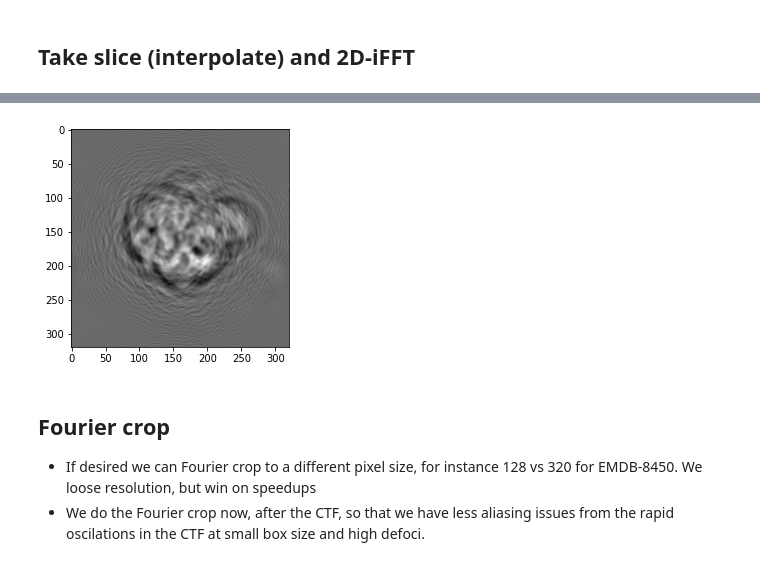
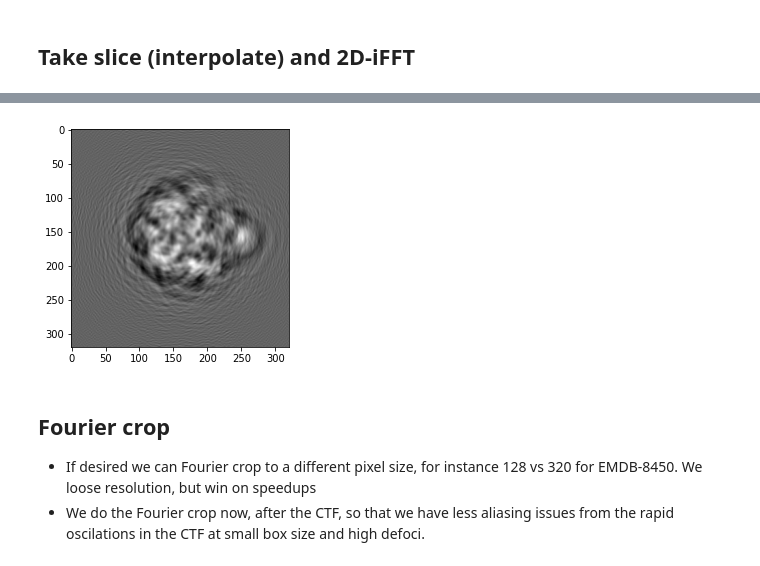
Before and after one commit to geoffwoollard/learn_cryoem_math, a Jupyter notebook: nb/simulate_fourier_slice.ipynb, the cells around one changed output, grey strips where cells are left out. Cells and saved outputs as stored; diff of their text form; code cells hidden in the pictures.

Commit message:
twod -> fourier.py

```diff
--- a/nb/simulate_fourier_slice.ipynb
+++ b/nb/simulate_fourier_slice.ipynb
@@ -109,7 +113,7 @@ xyz = coords.coords_n_by_d(np.arange(-N//2,N//2),d=3)
 idx_z0 = xyz[:,-1] == 0
 xy0 = xyz[idx_z0]
 # %%
-n_particles=10000
+n_particles=3
 np.random.seed(0)
 qs = coords.get_random_quat(n_particles)
 Rs = coords.quaternion_to_R(qs.T)
@@ -190,7 +180,7 @@ Parser   : 159 ms
 # %%
-doplt(twod.do_ifft(proj_f[0]))
+doplt(fourier.do_ifft(proj_f[0],d=2))
 # %% [output]
-[figure, old version]
+[figure, new version]
 # %% [markdown]
 ## Fourier crop
 * If desired we can Fourier crop to a different pixel size, for instance 128 vs 320 for EMDB-8450. We loose resolution, but win on speedups
```
Also changed, not shown: parts of 20 cells of this notebook.
